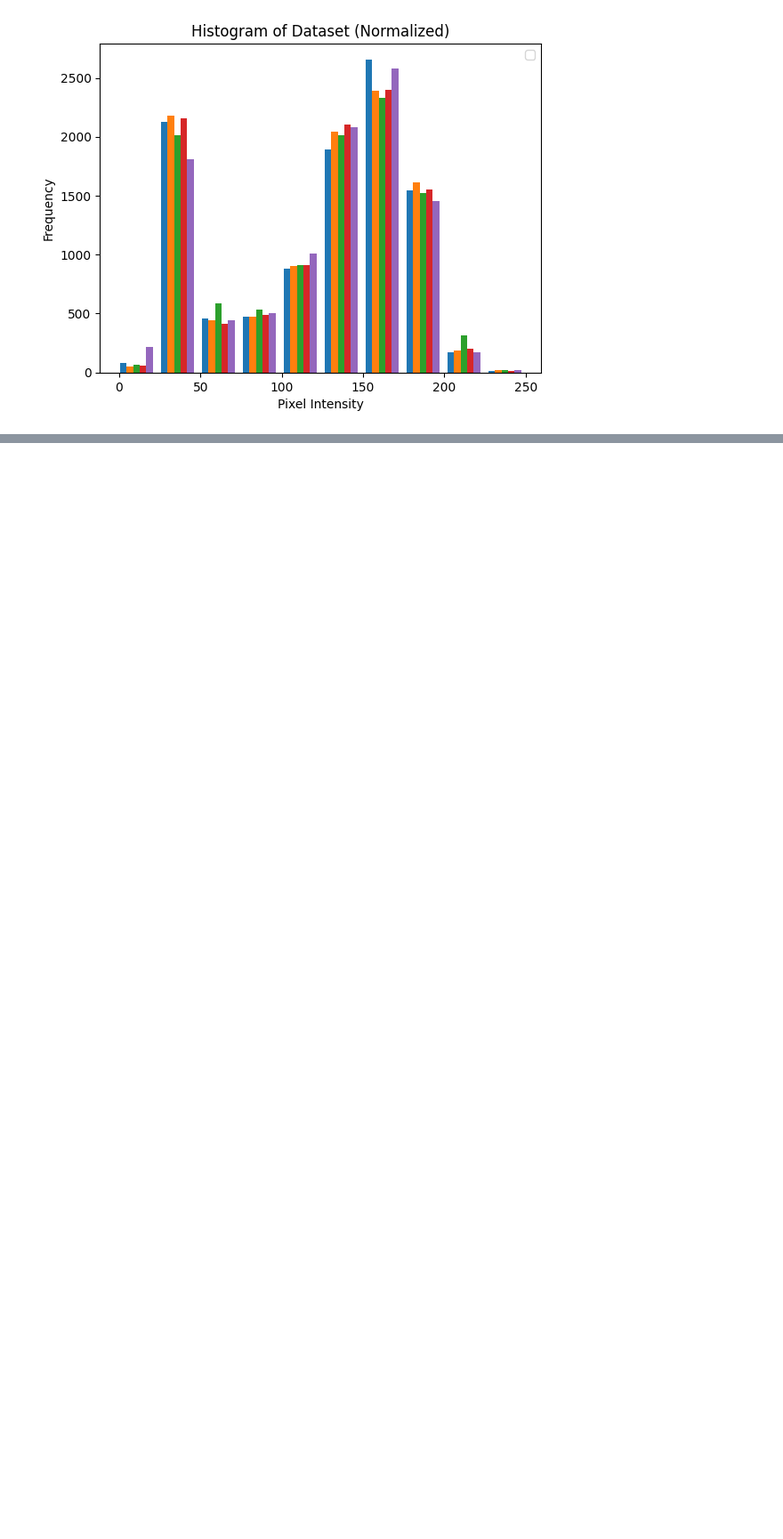
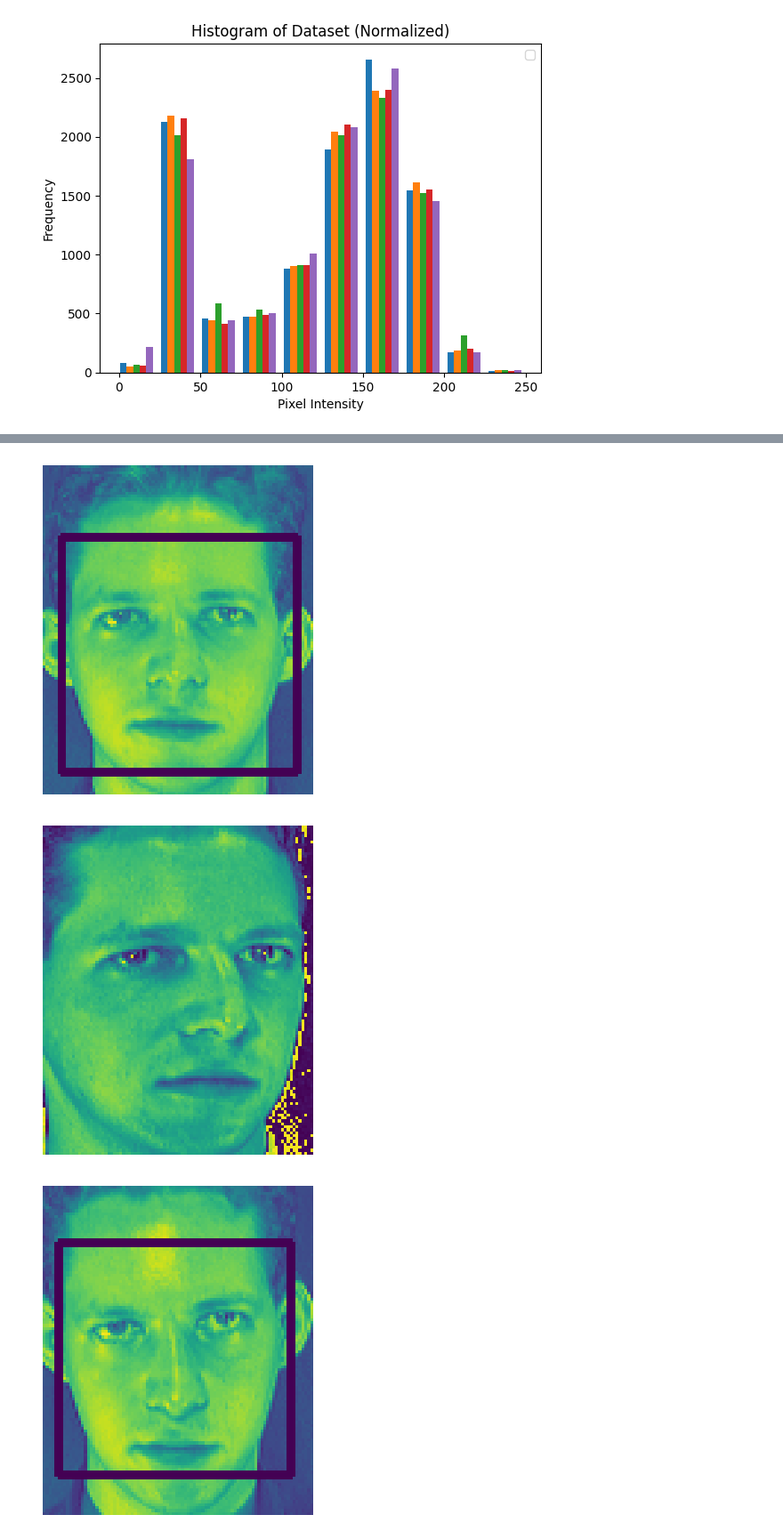
Before and after one commit to TaniaRizwan/FaceDetectionRecognition, a Jupyter notebook: ENCM509_Project6a_Group43.ipynb, the cells around one changed output, grey strips where cells are left out. Shown at 89% size. Saved outputs shown, nothing was run; the diff lists cells and outputs as text; code cells hidden in the pictures; blank space fills up the shorter version.

Commit message:
Face detection with HC working

```diff
--- a/ENCM509_Project6a_Group43.ipynb
+++ b/ENCM509_Project6a_Group43.ipynb
@@ -238,0 +240,53 @@ Size of each image: (112, 92) 10304
+# %%
+# Load the pre-trained Haar Cascade classifier
+frontal_haar_cascade = cv2.CascadeClassifier(
+    cv2.data.haarcascades + "haarcascade_frontalface_default.xml"
+)
+
+profile_haar_cascade = cv2.CascadeClassifier(
+    cv2.data.haarcascades + 'haarcascade_profileface.xml'
+)
+# %%
+# Perform face detection
+
+def haar_cascade_detector(S, M, irow, icol):
+    """
+    Perform face detection using the Haar Cascade frontal face classifier.
+
+    Parameters:
+    S - dataset of matrix with images of faces
+    M - number of images
+    """
+
+    for i in range(M):
+        temp = S[:,i] # Load image i (flattened) - 1D vector
+        img = np.reshape(temp, (irow, icol)) # Reshape to 2D matrix
+        img = img.astype(np.uint8) # Convert to uint8
+
+        face_frontal = frontal_haar_cascade.detectMultiScale(img, scaleFactor = 1.05, minNeighbors = 3, minSize = (40, 40))
+        face = face_frontal
+
+        # if face is None:
+        #     face_profile = profile_haar_cascade.detectMultiScale(img, scaleFactor = 1.05, minNeighbors = 3, minSize = (30, 30))
+        #     face = face_profile
+
+        for (x, y, w, h) in face:
+            cv2.rectangle(img, (x, y), (x + w, y + h), (0, 0, 0), 2)
+
+
+        plt.figure()
+        plt.imshow(img)
+        plt.axis('off')
+
+
+    # 2. Plot equalized dataset
+    plt.figure()
+    for i in range(M):
+        img = np.reshape(S[:,i], (irow, icol))
+
+haar_cascade_detector(S = S1, M = M, irow = irow1, icol = icol1)
+haar_cascade_detector(S = S2, M = M, irow = irow2, icol = icol2)
+# %% [output]
+[figure, added]
+[figure, added]
+[figure, added]
```
Also changed, not shown: parts of 3 cells of this notebook, 2 other files.
